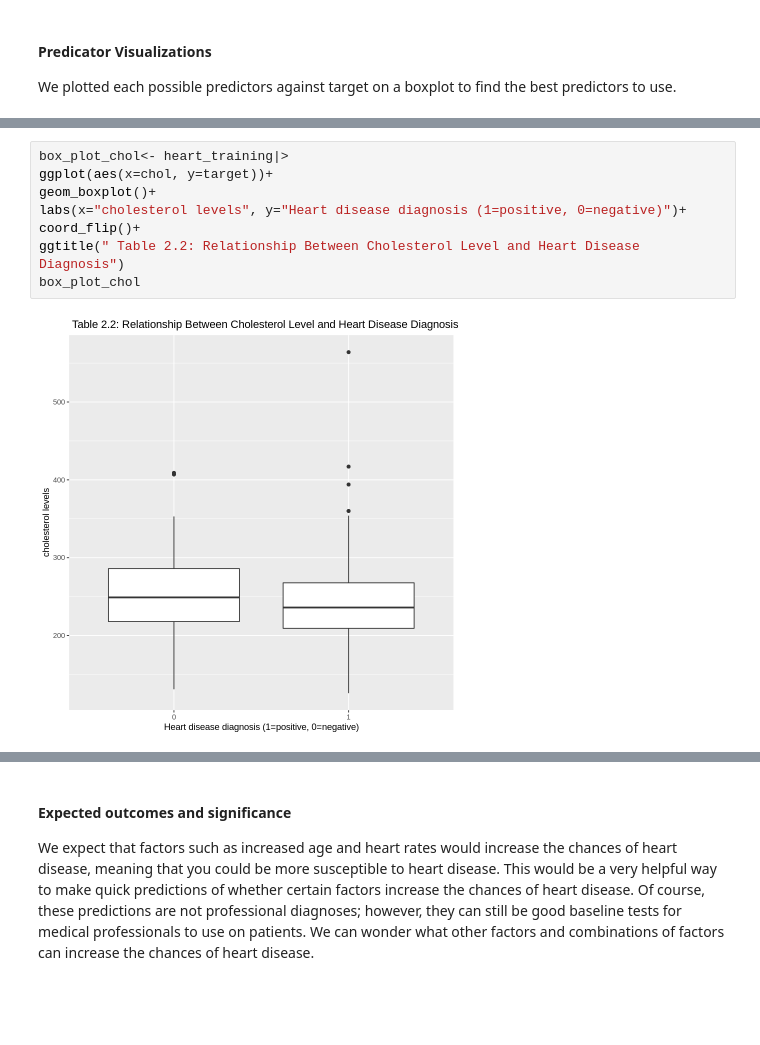
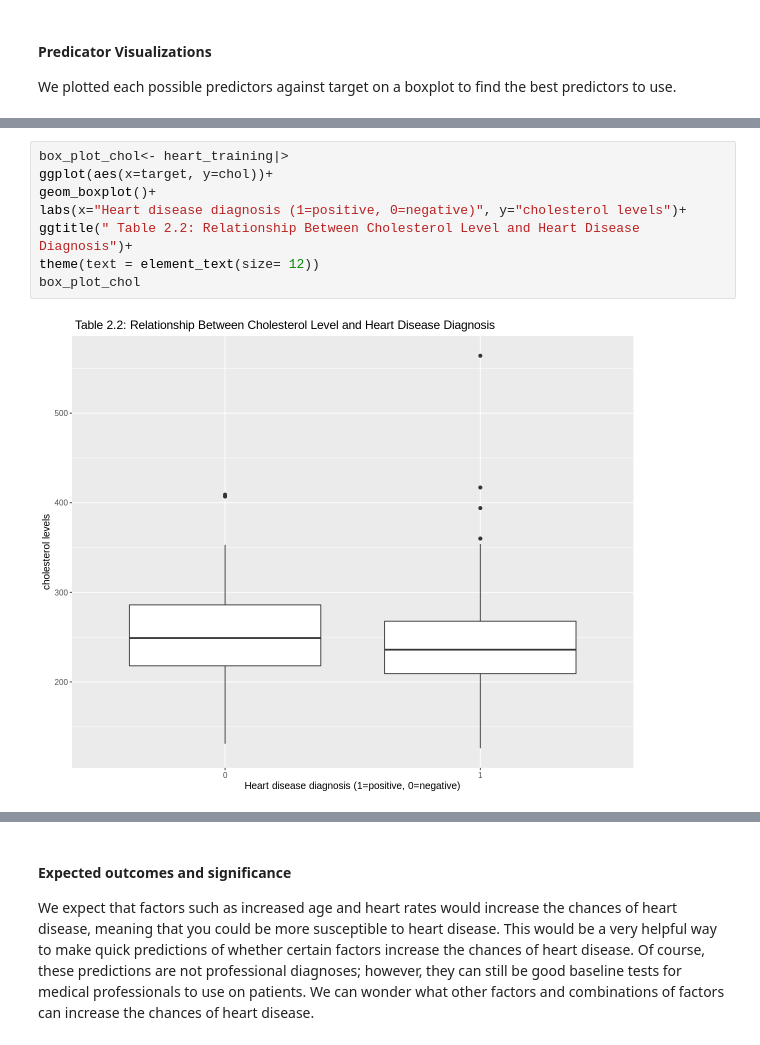
Before and after one commit to jewelw11/dsci-100-project, a Jupyter notebook: heart disease project.ipynb, the cells around one changed output, grey strips where cells are left out. Saved outputs shown, nothing was run; the diff lists cells and outputs as text; blank space fills up the shorter version.

```diff
--- a/heart disease project.ipynb
+++ b/heart disease project.ipynb
@@ -202,12 +202,12 @@ box_plot_bp
 # %%
 box_plot_chol<- heart_training|>
-ggplot(aes(x=chol, y=target))+
+ggplot(aes(x=target, y=chol))+
 geom_boxplot()+
-labs(x="cholesterol levels", y="Heart disease diagnosis (1=positive, 0=negative)")+
-coord_flip()+
-ggtitle(" Table 2.2: Relationship Between Cholesterol Level and Heart Disease Diagnosis")
+labs(x="Heart disease diagnosis (1=positive, 0=negative)", y="cholesterol levels")+
+ggtitle(" Table 2.2: Relationship Between Cholesterol Level and Heart Disease Diagnosis")+
+theme(text = element_text(size= 12))
 box_plot_chol
 # %% [output]
-[figure, old version]
+[figure, new version]
 # %%
 box_plot_max_heart<- heart_training|>
```
Also changed, not shown: parts of 11 cells of this notebook.
